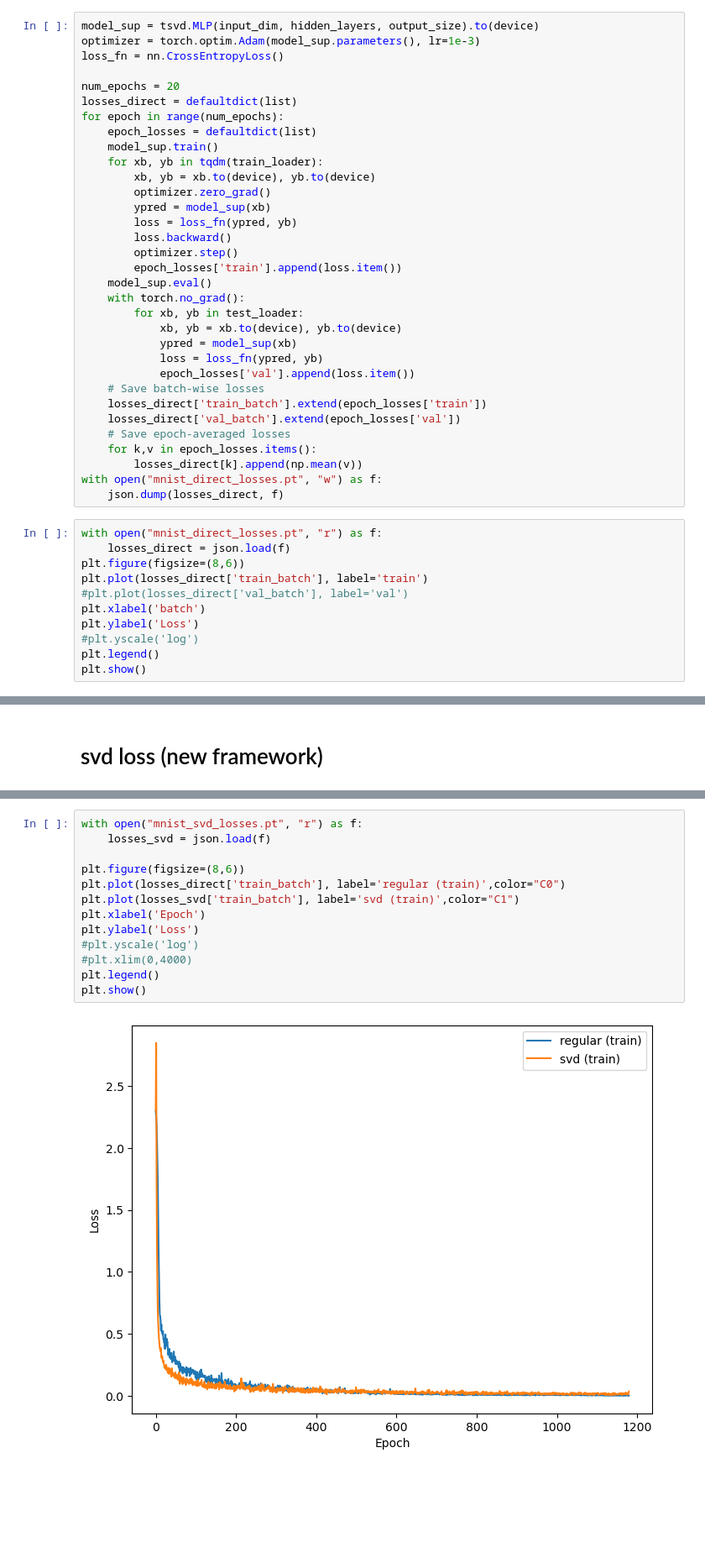
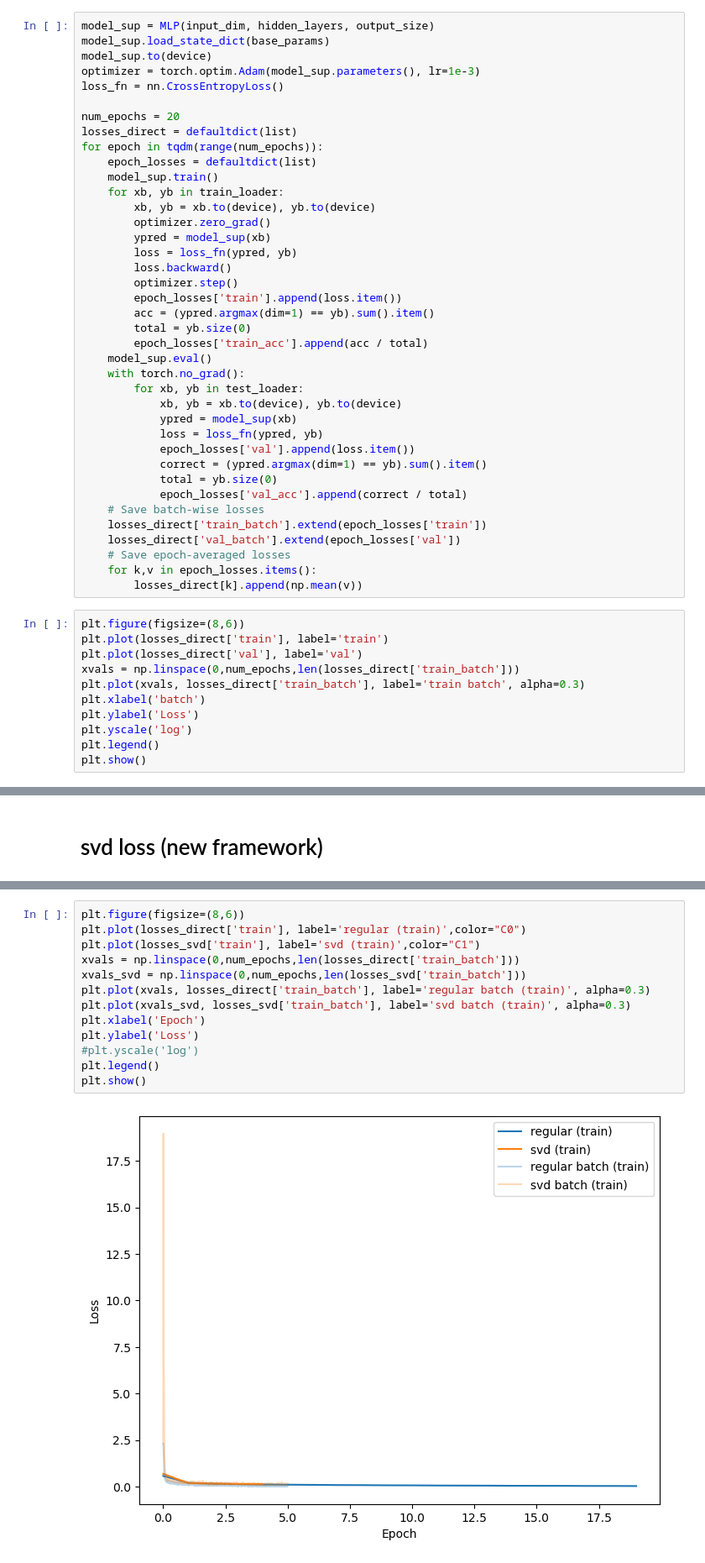
Before and after one commit to sambt/sven-experiments, a Jupyter notebook: notebooks/torch_svd_mnist.ipynb, the cells around one changed output, grey strips where cells are left out. Shown at 84% size. Drawn from its saved outputs; the diff is of its cells as text; blank space fills up the shorter version.

```diff
--- a/notebooks/torch_svd_mnist.ipynb
+++ b/notebooks/torch_svd_mnist.ipynb
@@ -44,16 +47,18 @@ output_size = 10
 # %% [markdown]
 # train normal supervised model
 # %%
-model_sup = tsvd.MLP(input_dim, hidden_layers, output_size).to(device)
+model_sup = MLP(input_dim, hidden_layers, output_size)
+model_sup.load_state_dict(base_params)
+model_sup.to(device)
 optimizer = torch.optim.Adam(model_sup.parameters(), lr=1e-3)
 loss_fn = nn.CrossEntropyLoss()
 
 num_epochs = 20
 losses_direct = defaultdict(list)
-for epoch in range(num_epochs):
+for epoch in tqdm(range(num_epochs)):
     epoch_losses = defaultdict(list)
     model_sup.train()
-    for xb, yb in tqdm(train_loader):
+    for xb, yb in train_loader:
         xb, yb = xb.to(device), yb.to(device)
         optimizer.zero_grad()
         ypred = model_sup(xb)
@@ -61,6 +66,9 @@ for epoch in range(num_epochs):
         loss.backward()
         optimizer.step()
         epoch_losses['train'].append(loss.item())
+        acc = (ypred.argmax(dim=1) == yb).sum().item()
+        total = yb.size(0)
+        epoch_losses['train_acc'].append(acc / total)
     model_sup.eval()
     with torch.no_grad():
         for xb, yb in test_loader:
@@ -68,23 +76,24 @@ for epoch in range(num_epochs):
             ypred = model_sup(xb)
             loss = loss_fn(ypred, yb)
             epoch_losses['val'].append(loss.item())
+            correct = (ypred.argmax(dim=1) == yb).sum().item()
+            total = yb.size(0)
+            epoch_losses['val_acc'].append(correct / total)
     # Save batch-wise losses
     losses_direct['train_batch'].extend(epoch_losses['train'])
     losses_direct['val_batch'].extend(epoch_losses['val'])
     # Save epoch-averaged losses
     for k,v in epoch_losses.items():
         losses_direct[k].append(np.mean(v))
-with open("mnist_direct_losses.pt", "w") as f:
-    json.dump(losses_direct, f)
 # %%
-with open("mnist_direct_losses.pt", "r") as f:
-    losses_direct = json.load(f)
 plt.figure(figsize=(8,6))
-plt.plot(losses_direct['train_batch'], label='train')
-#plt.plot(losses_direct['val_batch'], label='val')
+plt.plot(losses_direct['train'], label='train')
+plt.plot(losses_direct['val'], label='val')
+xvals = np.linspace(0,num_epochs,len(losses_direct['train_batch']))
+plt.plot(xvals, losses_direct['train_batch'], label='train batch', alpha=0.3)
 plt.xlabel('batch')
 plt.ylabel('Loss')
-#plt.yscale('log')
+plt.yscale('log')
 plt.legend()
 plt.show()
 # %% [output]
@@ -156,15 +179,15 @@ Epoch 12/20
 # %%
-with open("mnist_svd_losses.pt", "r") as f:
-    losses_svd = json.load(f)
-
 plt.figure(figsize=(8,6))
-plt.plot(losses_direct['train_batch'], label='regular (train)',color="C0")
-plt.plot(losses_svd['train_batch'], label='svd (train)',color="C1")
+plt.plot(losses_direct['train'], label='regular (train)',color="C0")
+plt.plot(losses_svd['train'], label='svd (train)',color="C1")
+xvals = np.linspace(0,num_epochs,len(losses_direct['train_batch']))
+xvals_svd = np.linspace(0,num_epochs,len(losses_svd['train_batch']))
+plt.plot(xvals, losses_direct['train_batch'], label='regular batch (train)', alpha=0.3)
+plt.plot(xvals_svd, losses_svd['train_batch'], label='svd batch (train)', alpha=0.3)
 plt.xlabel('Epoch')
 plt.ylabel('Loss')
 #plt.yscale('log')
-#plt.xlim(0,4000)
 plt.legend()
 plt.show()
 # %% [output]
-[figure, old version]
+[figure, new version]
```
Also changed, not shown: parts of 9 cells of this notebook, 40 other files.
